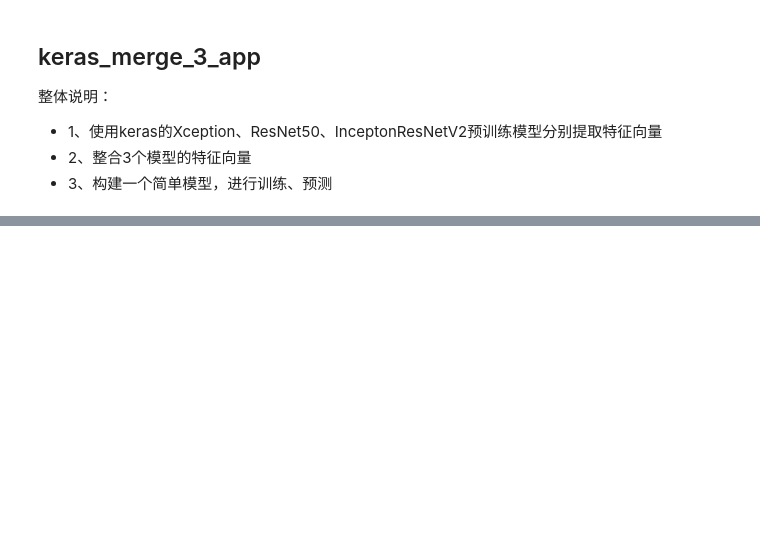
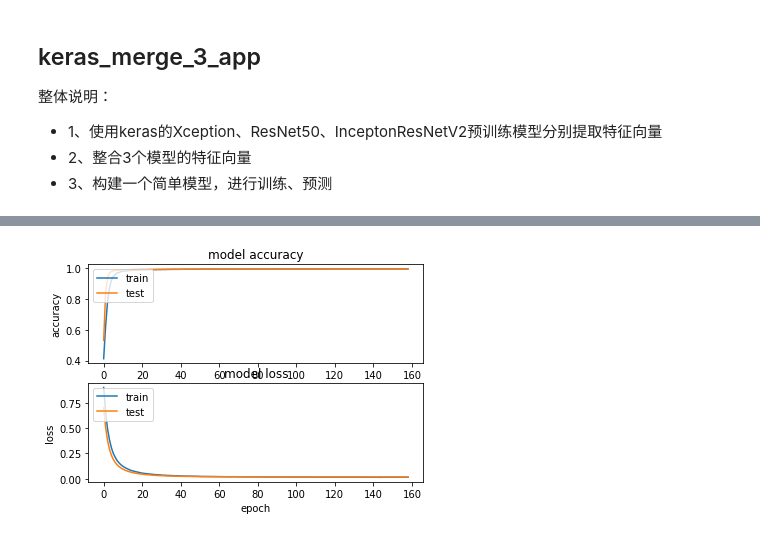
Before and after one commit to wanggk114/dogs-and-cats, a Jupyter notebook: keras_merge_3_app.ipynb, the cells around one changed output, grey strips where cells are left out. Saved outputs shown, nothing was run; the diff lists cells and outputs as text; code cells hidden in the pictures; blank space fills up the shorter version.

Commit message:
add Merge-tuning

```diff
--- a/keras_merge_3_app.ipynb
+++ b/keras_merge_3_app.ipynb
@@ -66,8 +66,7 @@ train_data_dir = 'data/train2'
 test_data_dir='data/test'
 
 
-batch_size = 72   #19944/72=277  4986/72=69.25
-epochs=20
+epochs=200
 VER=1
 #模型权重文件
 model_h5file_base="Merge-tuning-v{}.h5".format(VER)
@@ -116,7 +135,7 @@ np.random.seed(2018)
 X_train = []
 X_test = []
 
-for filename in ["feature_ResNet50.h5", "feature_Xception.h5", "feature_InceptionResNetV2.h5"]:
+for filename in ["feature_resnet50.h5", "feature_xception.h5", "feature_inception_resnet_v2.h5"]:
     with h5py.File(filename, 'r') as h:
         X_train.append(np.array(h['train']))
         X_test.append(np.array(h['test']))
@@ -160,0 +203,21 @@ predict_on_model(X_test, model, model_h5file_base, pred_file_base)
+# %%
+#构造模型
+
+input_tensor = Input(X_train.shape[1:])
+
+x = Dropout(0.5)(input_tensor)
+x = Dense(1, activation='sigmoid', kernel_regularizer=regularizers.l2(0.001))(x)
+model2 = Model(input_tensor, x)
+
+adam = optimizers.Adam(lr=1e-5, beta_1=0.9, beta_2=0.999, epsilon=None, decay=0.0, amsgrad=False) #训练快,把lr设置小一点
+model2.compile(optimizer=adam,
+             loss='binary_crossentropy',
+             metrics=['accuracy'])
+# %%
+#训练模型并保存在验证集上损失函数最小的权重
+model_h5file_base2="Merge-tuning-2-v{}.h5".format(VER)
+checkpoint = ModelCheckpoint(model_h5file_base2, monitor='val_loss', verbose=1, save_best_only=True, mode='min',save_weights_only=True)
+stopping = EarlyStopping(monitor='val_loss', patience=3, verbose=1, mode='min') #如连续3个epoch,loss都没有没有下降,则停止训练
+callbacks_list = [stopping,checkpoint]
+
+history=model2.fit(X_train, y_train, batch_size=128, epochs=epochs, validation_split=0.2, shuffle=True, callbacks=callbacks_list)
@@ -160,0 +242,5 @@ predict_on_model(X_test, model, model_h5file_base, pred_file_base)
+# %%
+#可视化学习曲线
+show_learning_curve(history)
+# %% [output]
+[figure, added]
```
Also changed, not shown: parts of 11 cells of this notebook, 3 other files.
